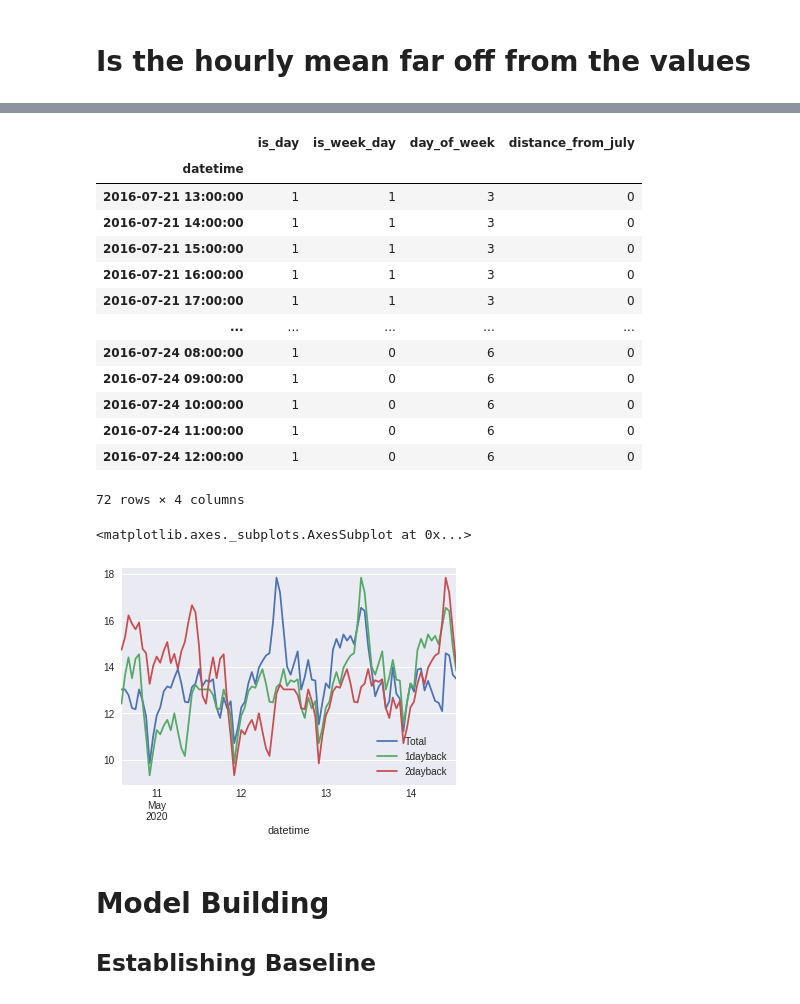
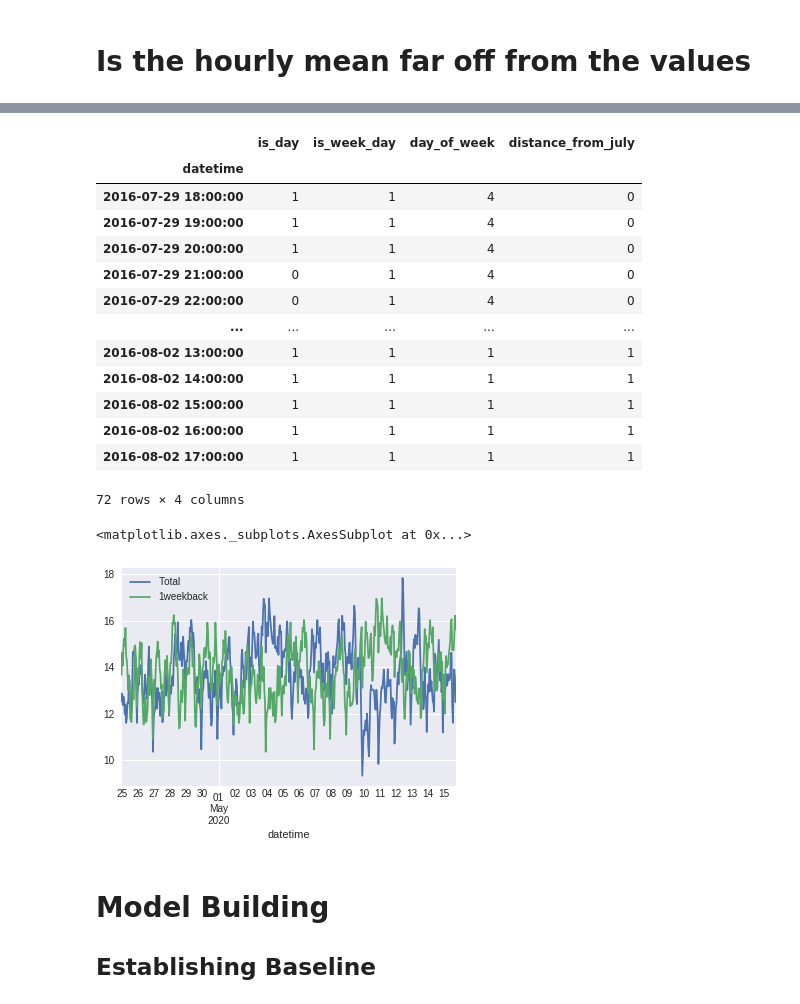
Before and after one commit to gergokoncz/itu, a Jupyter notebook: 4th_semester/large_scale_data/assignment4/influx_exploration.ipynb, the cells around one changed output, grey strips where cells are left out. Drawn from its saved outputs; the diff is of its cells as text; code cells hidden in the pictures.

```diff
--- a/4th_semester/large_scale_data/assignment4/influx_exploration.ipynb
+++ b/4th_semester/large_scale_data/assignment4/influx_exploration.ipynb
@@ -258,30 +261,30 @@ mean_pipeline = Pipeline([
     ('shifter', mytransformers.Shifter())
 ])
 # %%
-mean_processed = mean_pipeline.fit_transform(demand_df, shifter__days = 7)
+mean_processed = mean_pipeline.fit_transform(demand_df, shifter__weeks = 2)
 mean_features = mean_processed[0].copy()
 # %%
 mean_processed[0][['is_day', 'is_week_day', 'day_of_week', 'distance_from_july']].head(72)
 # %% [output]
 |  | is_day | is_week_day | day_of_week | distance_from_july |
 | datetime |  |  |  |  |
-| 2016-07-21 13:00:00 | 1 | 1 | 3 | 0 |
-| 2016-07-21 14:00:00 | 1 | 1 | 3 | 0 |
-| 2016-07-21 15:00:00 | 1 | 1 | 3 | 0 |
-| 2016-07-21 16:00:00 | 1 | 1 | 3 | 0 |
-| 2016-07-21 17:00:00 | 1 | 1 | 3 | 0 |
+| 2016-07-29 18:00:00 | 1 | 1 | 4 | 0 |
+| 2016-07-29 19:00:00 | 1 | 1 | 4 | 0 |
+| 2016-07-29 20:00:00 | 1 | 1 | 4 | 0 |
+| 2016-07-29 21:00:00 | 0 | 1 | 4 | 0 |
+| 2016-07-29 22:00:00 | 0 | 1 | 4 | 0 |
 | ... | ... | ... | ... | ... |
-| 2016-07-24 08:00:00 | 1 | 0 | 6 | 0 |
-| 2016-07-24 09:00:00 | 1 | 0 | 6 | 0 |
-| 2016-07-24 10:00:00 | 1 | 0 | 6 | 0 |
-| 2016-07-24 11:00:00 | 1 | 0 | 6 | 0 |
-| 2016-07-24 12:00:00 | 1 | 0 | 6 | 0 |
+| 2016-08-02 13:00:00 | 1 | 1 | 1 | 1 |
+| 2016-08-02 14:00:00 | 1 | 1 | 1 | 1 |
+| 2016-08-02 15:00:00 | 1 | 1 | 1 | 1 |
+| 2016-08-02 16:00:00 | 1 | 1 | 1 | 1 |
+| 2016-08-02 17:00:00 | 1 | 1 | 1 | 1 |
 72 rows × 4 columns
 # %%
-mean_processed[0][['Total', '1dayback', '2dayback']].iloc[-96:].plot()
+mean_processed[0][['Total', '1weekback']].iloc[-500:].plot()
 # %% [output]
 <matplotlib.axes._subplots.AxesSubplot at 0x...>
-[figure, old version]
+[figure, new version]
 # %% [markdown]
 # Model Building
 ## Establishing Baseline
```
Also changed, not shown: parts of 25 cells of this notebook, 14 other files.
